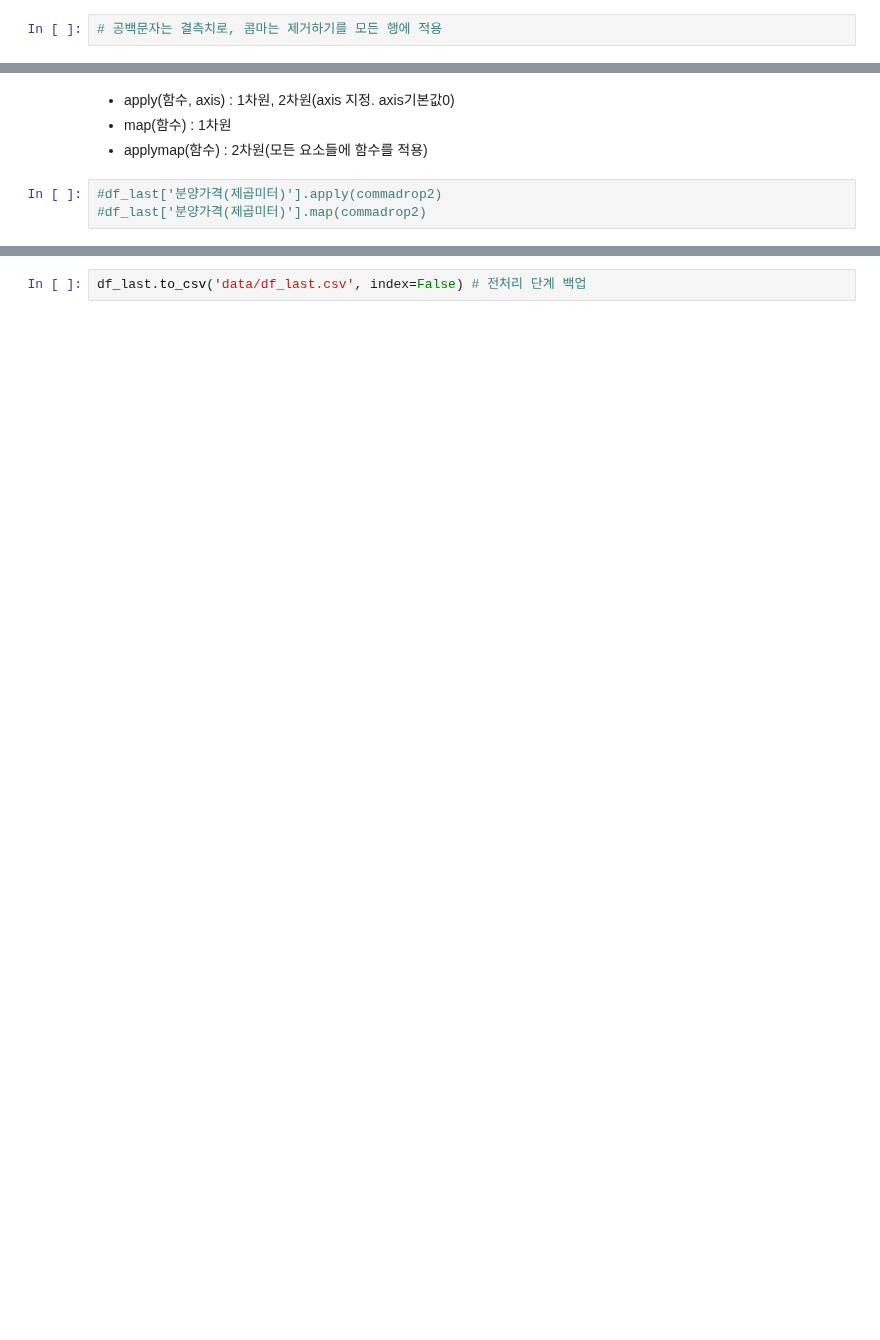
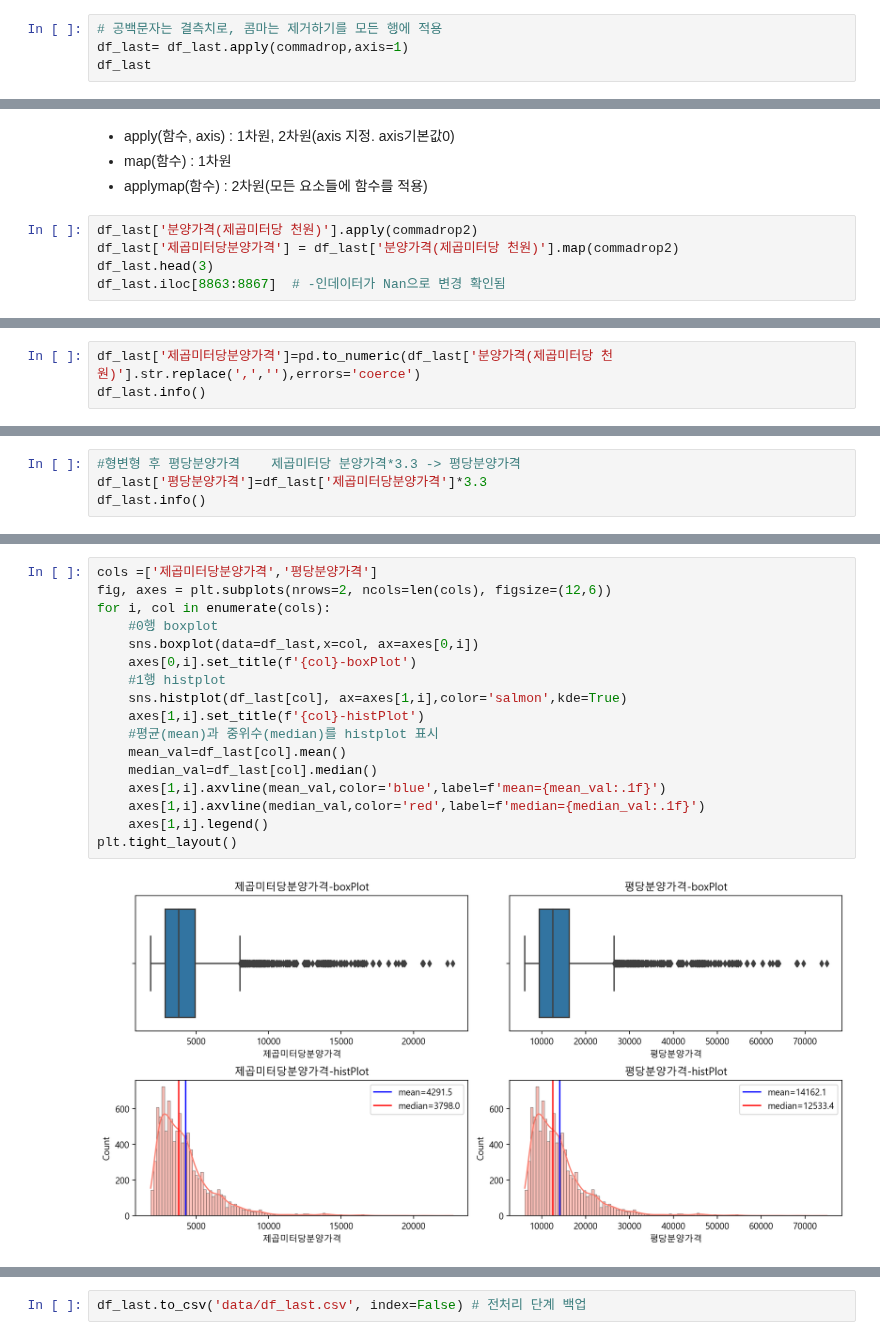
Before and after one commit to jack8704/ai, a Jupyter notebook: source/01_python/ch13_예1_포트폴리오_아파트분양가분석.ipynb, the cells around one changed output, grey strips where cells are left out. Drawn from its saved outputs; the diff is of its cells as text; blank space fills up the shorter version.

```diff
--- a/source/01_python/ch13_예1_포트폴리오_아파트분양가분석.ipynb
+++ b/source/01_python/ch13_예1_포트폴리오_아파트분양가분석.ipynb
@@ -207,2 +321,4 @@ commadrop(df_last.loc[368]) # nan의 경우 nan
 # %%
 # 공백문자는 결측치로, 콤마는 제거하기를 모든 행에 적용
+df_last= df_last.apply(commadrop,axis=1)
+df_last
@@ -225,5 +375,7 @@ commadrop2(df_last.loc[368, '분양가격(제곱미터)']) # nan을 nan
 - map(함수) : 1차원
 - applymap(함수) : 2차원(모든 요소들에 함수를 적용)
 # %%
-#df_last['분양가격(제곱미터)'].apply(commadrop2)
-#df_last['분양가격(제곱미터)'].map(commadrop2)
+df_last['분양가격(제곱미터당 천원)'].apply(commadrop2)
+df_last['제곱미터당분양가격'] = df_last['분양가격(제곱미터당 천원)'].map(commadrop2)
+df_last.head(3)
+df_last.iloc[8863:8867]  # -인데이터가 Nan으로 변경 확인됨
@@ -234,0 +394,3 @@ commadrop2(df_last.loc[368, '분양가격(제곱미터)']) # nan을 nan
+# %%
+df_last['제곱미터당분양가격']=pd.to_numeric(df_last['분양가격(제곱미터당 천원)'].str.replace(',',''),errors='coerce')
+df_last.info()
@@ -234,0 +411,4 @@ commadrop2(df_last.loc[368, '분양가격(제곱미터)']) # nan을 nan
+# %%
+#형변형 후 평당분양가격    제곱미터당 분양가격*3.3 -> 평당분양가격
+df_last['평당분양가격']=df_last['제곱미터당분양가격']*3.3
+df_last.info()
@@ -234,0 +442,19 @@ commadrop2(df_last.loc[368, '분양가격(제곱미터)']) # nan을 nan
+# %%
+cols =['제곱미터당분양가격','평당분양가격']
+fig, axes = plt.subplots(nrows=2, ncols=len(cols), figsize=(12,6))
+for i, col in enumerate(cols):
+    #0행 boxplot
+    sns.boxplot(data=df_last,x=col, ax=axes[0,i])
+    axes[0,i].set_title(f'{col}-boxPlot')
+    #1행 histplot
+    sns.histplot(df_last[col], ax=axes[1,i],color='salmon',kde=True)
+    axes[1,i].set_title(f'{col}-histPlot')
+    #평균(mean)과 중위수(median)를 histplot 표시
+    mean_val=df_last[col].mean()
+    median_val=df_last[col].median()
+    axes[1,i].axvline(mean_val,color='blue',label=f'mean={mean_val:.1f}')
+    axes[1,i].axvline(median_val,color='red',label=f'median={median_val:.1f}')
+    axes[1,i].legend()
+plt.tight_layout()
+# %% [output]
+[figure, added]
```
Also changed, not shown: parts of 106 cells of this notebook, 4 other files.
